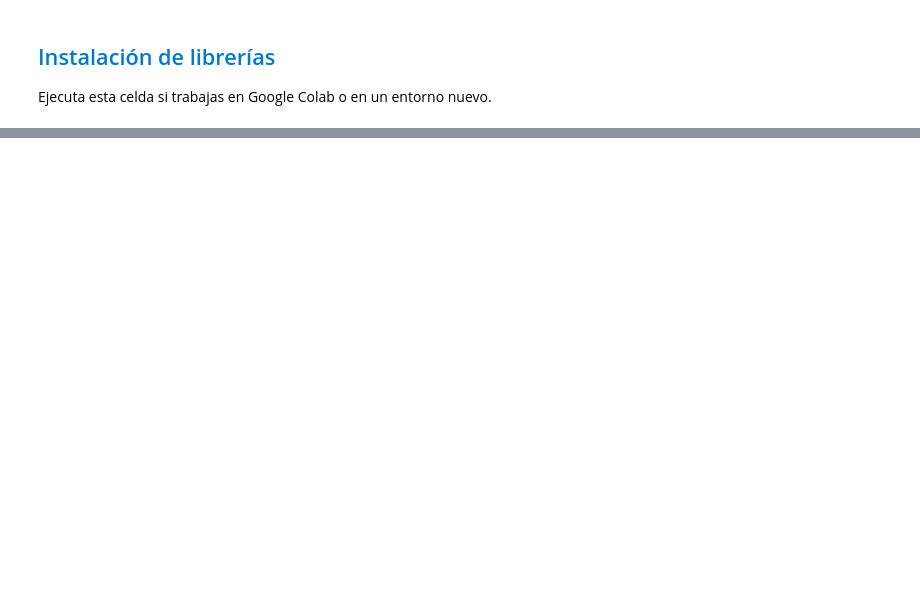
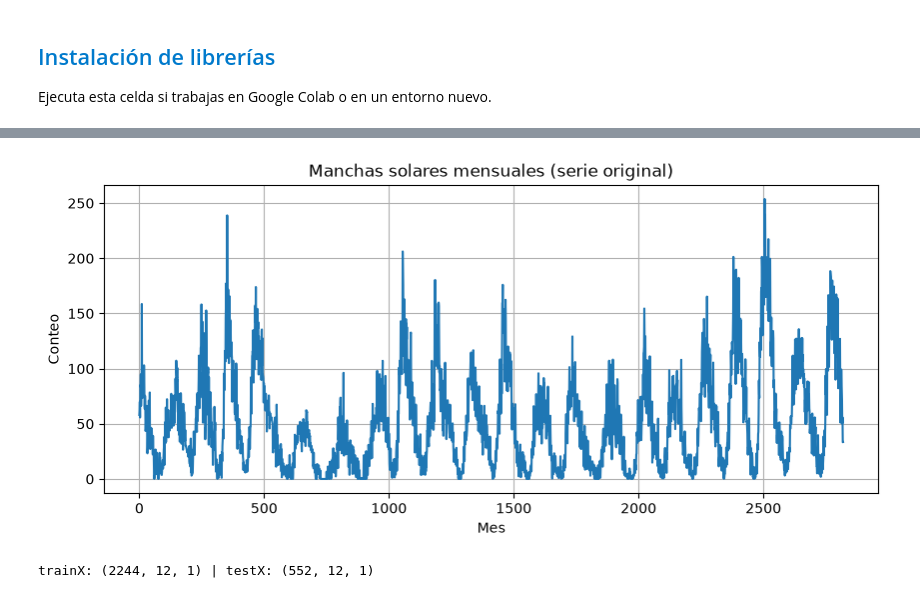
Before and after one commit to contreras-juan/Material-Ciencia-de-Datos, a Jupyter notebook: Deep_Learning/Cuadernos/07_RNN.ipynb, the cells around one changed output, grey strips where cells are left out. Saved outputs shown, nothing was run; the diff lists cells and outputs as text; code cells hidden in the pictures; blank space fills up the shorter version.

```diff
--- a/Deep_Learning/Cuadernos/07_RNN.ipynb
+++ b/Deep_Learning/Cuadernos/07_RNN.ipynb
@@ -751,0 +230,33 @@ plt.show()
+# %%
+SUNSPOTS_URL = "https://raw.githubusercontent.com/jbrownlee/Datasets/master/monthly-sunspots.csv"
+
+try:
+    df_sun = pd.read_csv(SUNSPOTS_URL, usecols=[1], engine="python")
+except Exception as e:
+    raise RuntimeError(
+        "No se pudo descargar monthly-sunspots.csv. Verifica tu conexión a internet."
+    ) from e
+
+series = df_sun.values.astype("float32").flatten()
+split = int(len(series) * 0.8)
+train_raw, test_raw = series[:split], series[split:]
+
+scaler = MinMaxScaler(feature_range=(0, 1))
+train_scaled = scaler.fit_transform(train_raw.reshape(-1, 1)).flatten()
+test_scaled = scaler.transform(test_raw.reshape(-1, 1)).flatten()
+
+look_back = 12
+trainX, trainY = make_sliding_window(train_scaled, look_back)
+testX, testY = make_sliding_window(test_scaled, look_back)
+
+plt.figure(figsize=(10, 4))
+plt.plot(series)
+plt.title("Manchas solares mensuales (serie original)")
+plt.xlabel("Mes")
+plt.ylabel("Conteo")
+plt.grid(True)
+plt.show()
+print("trainX:", trainX.shape, "| testX:", testX.shape)
+# %% [output]
+[figure, added]
+trainX: (2244, 12, 1) | testX: (552, 12, 1)
```
Also changed, not shown: parts of 123 cells of this notebook.
